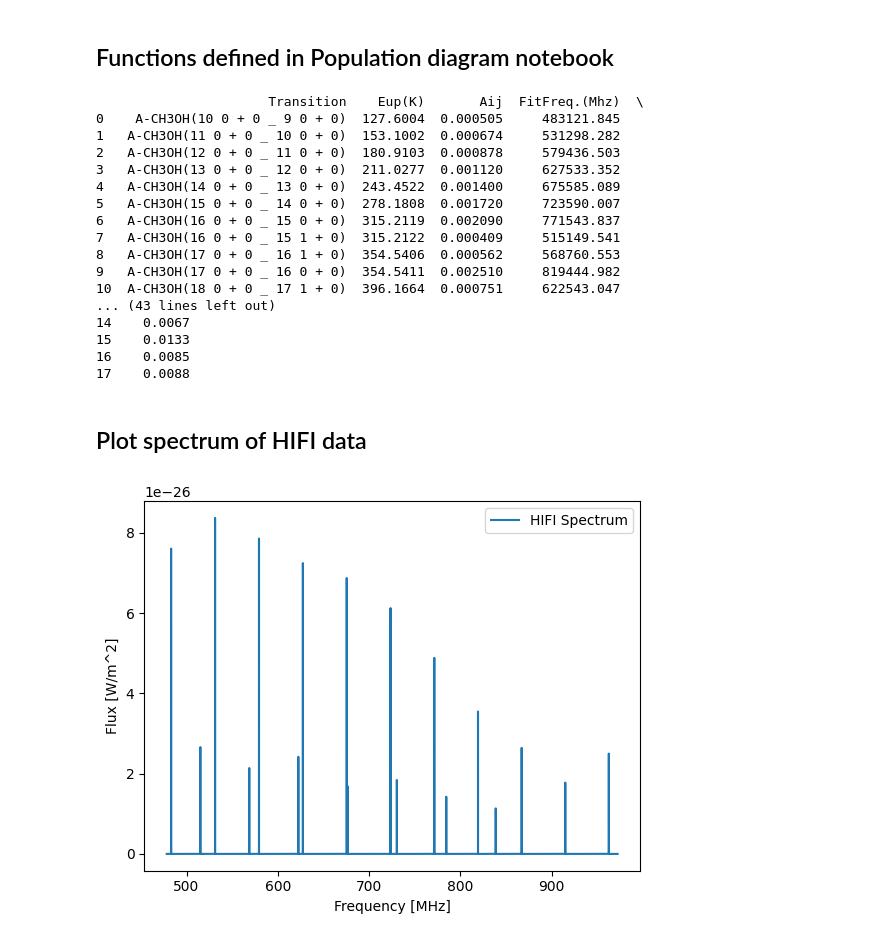
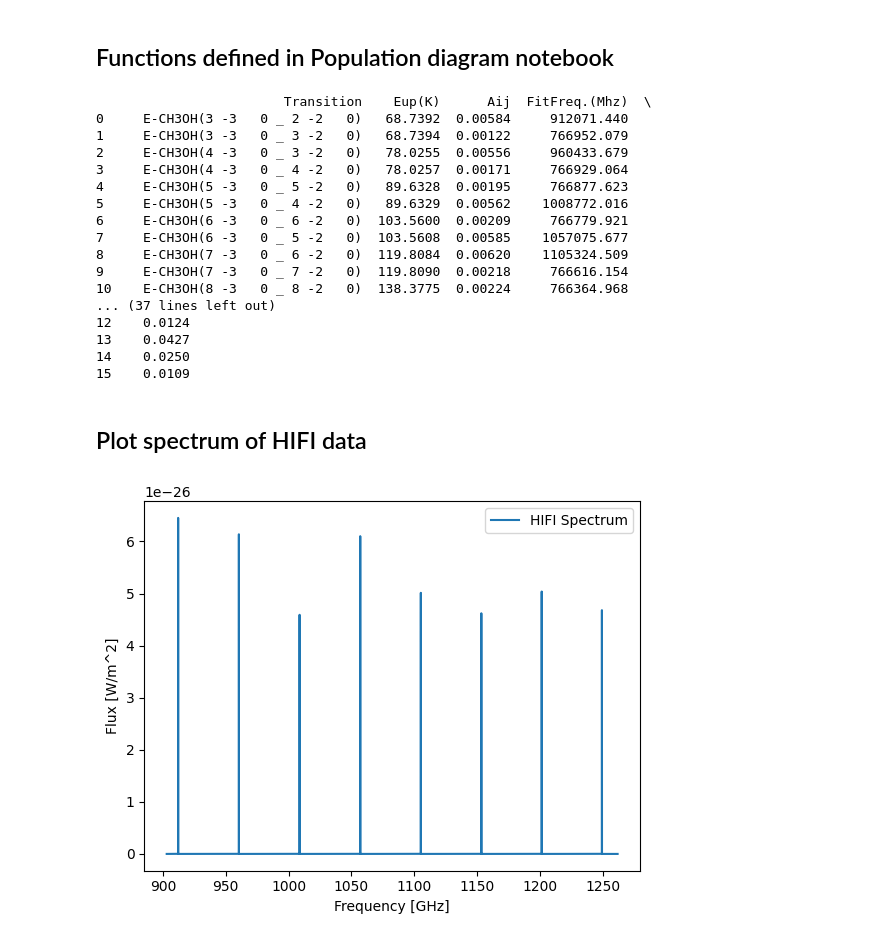
Before and after one commit to aleksej-rodano/phas0052_project, a Jupyter notebook: mcmc_and_radex.ipynb, the cells around one changed output. Saved outputs shown, nothing was run; the diff lists cells and outputs as text; code cells hidden in the pictures.

```diff
--- a/mcmc_and_radex.ipynb
+++ b/mcmc_and_radex.ipynb
@@ -42,7 +42,7 @@ line_profile_type = "Gaussian"
 # True simulation parameters (using your constants)
 N = 1e16 / constants.centi**2  # CH3OH_e column density in m^-2
 width_v = 4 * constants.kilo  # line width in m/s (1 km/s * 2)
-Tkin = 120  # kinetic temperature in K
+Tkin = 100  # kinetic temperature in K
 
 observed_spectrum_n_collider = 1e8  # collider density in cm^-3
 LTE_collider_densities_h2only = {"H2": observed_spectrum_n_collider / constants.centi**3}  # collider density in m^-3
@@ -419,7 +699,7 @@ width_v observed spectrum =  4000.0
 # %% [markdown]
 # MCMC on real data (HIFI data)
 # %%
-file_path = r"C:\Users\alios\OneDrive - University College London\Desktop\UCL\Year3\group project\codes\methanolA_HIFIdata_k0.xlsx"
+file_path = r"C:\Users\alios\OneDrive - University College London\Desktop\UCL\Year3\group project\codes\methanolA_HIFIdata_k3.xlsx"
 print(os.path.exists(file_path))
 
 # read the excel file and convert it to a pandas dataframe
@@ -477,23 +757,23 @@ def deltaflux(fwhm, delta_fwhm, deltaTo, T0, flux, V0):
 
     return deltaflux
 # %% [output]
-                      Transition    Eup(K)       Aij  FitFreq.(Mhz)  \
-0    A-CH3OH(10 0 + 0 _ 9 0 + 0)  127.6004  0.000505     483121.845
-1   A-CH3OH(11 0 + 0 _ 10 0 + 0)  153.1002  0.000674     531298.282
-2   A-CH3OH(12 0 + 0 _ 11 0 + 0)  180.9103  0.000878     579436.503
-3   A-CH3OH(13 0 + 0 _ 12 0 + 0)  211.0277  0.001120     627533.352
-4   A-CH3OH(14 0 + 0 _ 13 0 + 0)  243.4522  0.001400     675585.089
-5   A-CH3OH(15 0 + 0 _ 14 0 + 0)  278.1808  0.001720     723590.007
-6   A-CH3OH(16 0 + 0 _ 15 0 + 0)  315.2119  0.002090     771543.837
-7   A-CH3OH(16 0 + 0 _ 15 1 + 0)  315.2122  0.000409     515149.541
-8   A-CH3OH(17 0 + 0 _ 16 1 + 0)  354.5406  0.000562     568760.553
-9   A-CH3OH(17 0 + 0 _ 16 0 + 0)  354.5411  0.002510     819444.982
-10  A-CH3OH(18 0 + 0 _ 17 1 + 0)  396.1664  0.000751     622543.047
-... (43 lines left out)
-14    0.0067
-15    0.0133
-16    0.0085
-17    0.0088
+                        Transition    Eup(K)      Aij  FitFreq.(Mhz)  \
+0     E-CH3OH(3 -3   0 _ 2 -2   0)   68.7392  0.00584     912071.440
+1     E-CH3OH(3 -3   0 _ 3 -2   0)   68.7394  0.00122     766952.079
+2     E-CH3OH(4 -3   0 _ 3 -2   0)   78.0255  0.00556     960433.679
+3     E-CH3OH(4 -3   0 _ 4 -2   0)   78.0257  0.00171     766929.064
+4     E-CH3OH(5 -3   0 _ 5 -2   0)   89.6328  0.00195     766877.623
+5     E-CH3OH(5 -3   0 _ 4 -2   0)   89.6329  0.00562    1008772.016
+6     E-CH3OH(6 -3   0 _ 6 -2   0)  103.5600  0.00209     766779.921
+7     E-CH3OH(6 -3   0 _ 5 -2   0)  103.5608  0.00585    1057075.677
+8     E-CH3OH(7 -3   0 _ 6 -2   0)  119.8084  0.00620    1105324.509
+9     E-CH3OH(7 -3   0 _ 7 -2   0)  119.8090  0.00218     766616.154
+10    E-CH3OH(8 -3   0 _ 8 -2   0)  138.3775  0.00224     766364.968
+... (37 lines left out)
+12    0.0124
+13    0.0427
+14    0.0250
+15    0.0109
 # %%
 # name relevant columns as variables
 Vo = dataframe_filtered["Vo(km/s)"]
@@ -509,44 +789,60 @@ nu_hifi_mhz = dataframe_filtered["FitFreq.(Mhz)"]
 
 
 v_ranges = [np.linspace(V0 - 3 * (fwhm / (2 * np.sqrt(np.log(4)))), V0 + 3 * (fwhm / (2 * np.sqrt(np.log(4)))), 1000) for V0, fwhm in zip(Vo, FWHM)]
+# %%
+# Filter out rows where the frequency is below 800000 MHz
+dataframe_filtered = dataframe_filtered[dataframe_filtered["FitFreq.(Mhz)"] >= 800000]
+
+# name relevant columns as variables
+Vo = dataframe_filtered["Vo(km/s)"]
+deltaVo = dataframe_filtered["deltaVo"]
+
+FWHM = dataframe_filtered["FWHM_G(km/s)"]
+deltaFWHM = dataframe_filtered["deltaFWHM_G"]
+
+To = dataframe_filtered["Int[K]"]
+deltaTo = dataframe_filtered["deltaInt"]
+
+nu_hifi_mhz = dataframe_filtered["FitFreq.(Mhz)"]
+
+v_ranges = [np.linspace(V0 - 3 * (fwhm / (2 * np.sqrt(np.log(4)))), V0 + 3 * (fwhm / (2 * np.sqrt(np.log(4)))), 1000) for V0, fwhm in zip(Vo, FWHM)]
 # %% [markdown]
 ## Plot spectrum of HIFI data
 # %%
 # convert v0 to frequency Hz
 nu_hifi = nu_hifi_mhz * 1e6
 
 # width in frequency space
 fwhm_hifi = nu_hifi * (FWHM * 1000 / constants.c)
 
 # compute and store fluxes for all data points
 fluxes_jansky = [flux(V0, fwhm, T0, v_range) for V0, fwhm, T0, v_range in zip(Vo, fwhm_hifi, To, v_ranges)]
 
-
 # convert flux from Jansky to watts per square meter
-fluxes = fluxes_jansky * np.array(1e-26)
+fluxes = np.array(fluxes_jansky) * 1e-26
 
 # generate frequency space
 x = np.linspace(min(nu_hifi) * 0.99, max(nu_hifi) * 1.01, int(1e6))
 
 # Define parameters for the HIFI data
 params_hifi = []
 for i in range(len(nu_hifi)):
-    params_hifi.extend([fluxes[i], nu_hifi[i], fwhm_hifi[i]])
+    params_hifi.extend([fluxes[i], nu_hifi.iloc[i], fwhm_hifi.iloc[i]])
 
 # Generate the spectrum
 spectrum_hifi = model_spectrum(x, params_hifi)
 
 noise_hifi_flux = 0.0005 * np.max(spectrum_hifi)
 
 # Plot the spectrum
 fig, ax = plt.subplots()
 plt.plot(x / constants.giga, spectrum_hifi, label="HIFI Spectrum")
-plt.xlabel("Frequency [MHz]")
+plt.xlabel("Frequency [GHz]")
 plt.ylabel(r"Flux [W/m^2]")
 plt.legend()
 plt.show()
 # %% [output]
-[figure, old version]
+[figure, new version]
 # %%
 # Initial guess for the parameters [Tkin, width_v, log10(n_H2)]
 initial_tkin = 100
```
Also changed, not shown: parts of 5 cells of this notebook, 3 other files.
